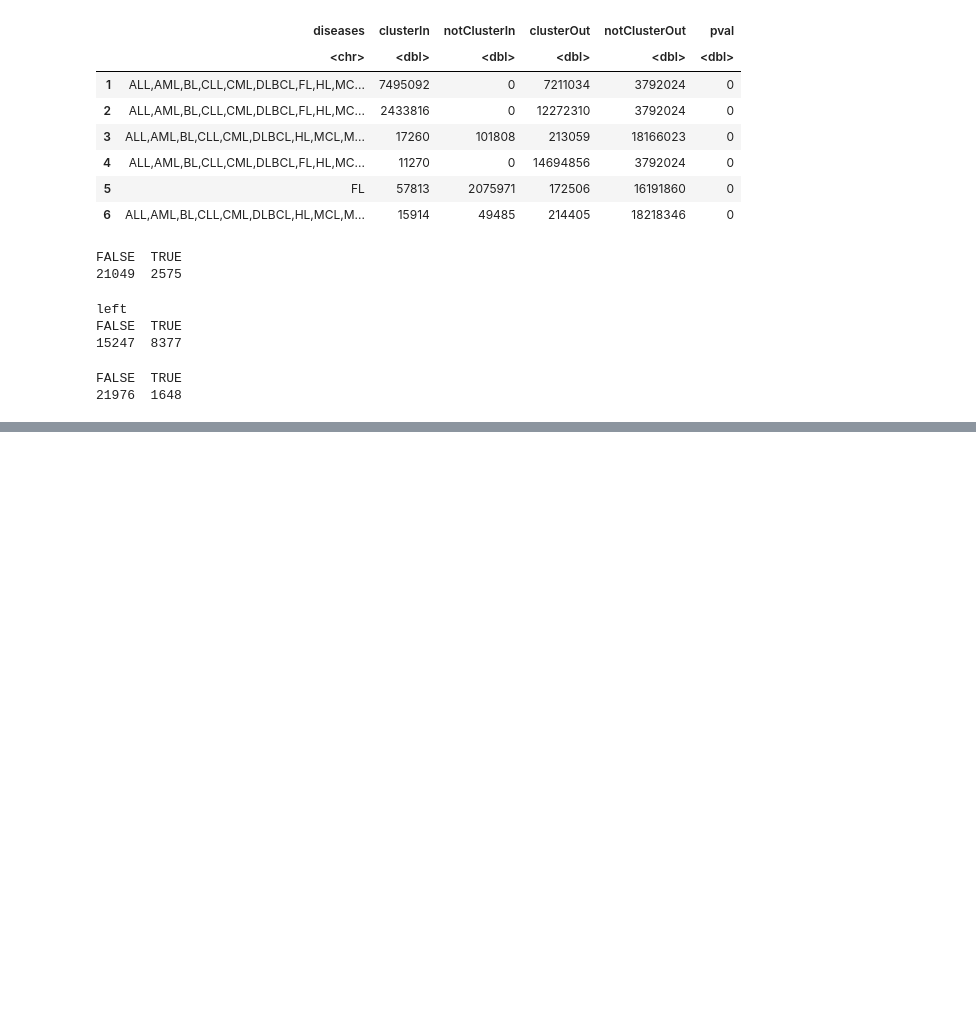
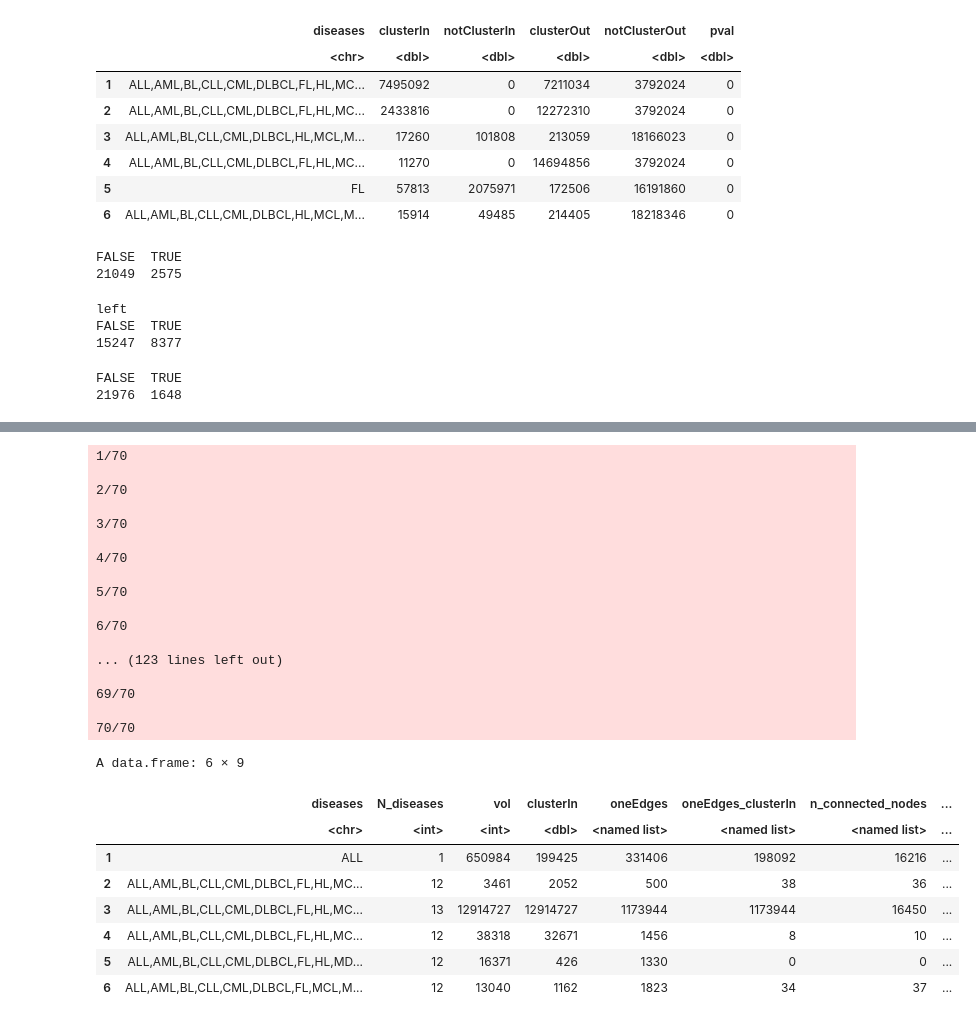
Before and after one commit to FMagnani/GEPOH, a Jupyter notebook: main.ipynb, the cells around one changed output, grey strips where cells are left out. Drawn from its saved outputs; the diff is of its cells as text; code cells hidden in the pictures; blank space fills up the shorter version.

```diff
--- a/main.ipynb
+++ b/main.ipynb
@@ -162,0 +150,30 @@ A data.frame: 6 × 3
+# %%
+network_stats <- fisher_wrt_splits$network_stats(aggregate_df, significative_triclusters, binary_networks, splits)
+head(network_stats)
+# %% [output]
+1/70
+
+2/70
+
+3/70
+
+4/70
+
+5/70
+
+6/70
+
+... (123 lines left out)
+
+69/70
+
+70/70
+A data.frame: 6 × 9
+|  | diseases | N_diseases | vol | clusterIn | oneEdges | oneEdges_clusterIn | n_connected_nodes | ... |
+|  | <chr> | <int> | <int> | <dbl> | <named list> | <named list> | <named list> | ... |
+| 1 | ALL | 1 | 650984 | 199425 | 331406 | 198092 | 16216 | ... |
+| 2 | ALL,AML,BL,CLL,CML,DLBCL,FL,HL,MC... | 12 | 3461 | 2052 | 500 | 38 | 36 | ... |
+| 3 | ALL,AML,BL,CLL,CML,DLBCL,FL,HL,MC... | 13 | 12914727 | 12914727 | 1173944 | 1173944 | 16450 | ... |
+| 4 | ALL,AML,BL,CLL,CML,DLBCL,FL,HL,MC... | 12 | 38318 | 32671 | 1456 | 8 | 10 | ... |
+| 5 | ALL,AML,BL,CLL,CML,DLBCL,FL,HL,MD... | 12 | 16371 | 426 | 1330 | 0 | 0 | ... |
+| 6 | ALL,AML,BL,CLL,CML,DLBCL,FL,MCL,M... | 12 | 13040 | 1162 | 1823 | 34 | 37 | ... |
```
Also changed, not shown: parts of 6 cells of this notebook, 1 other file.
